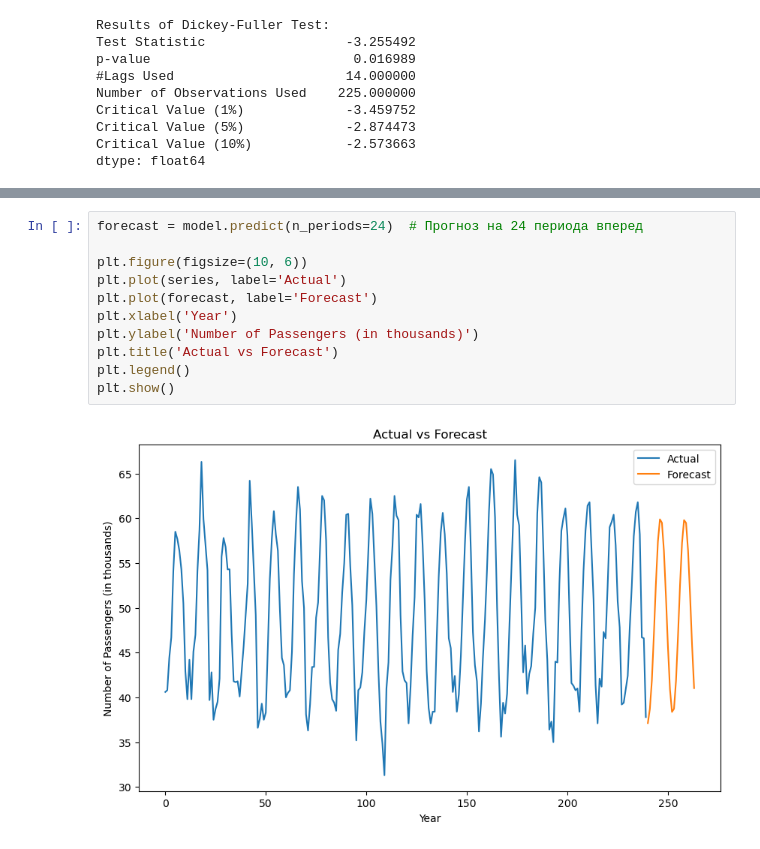
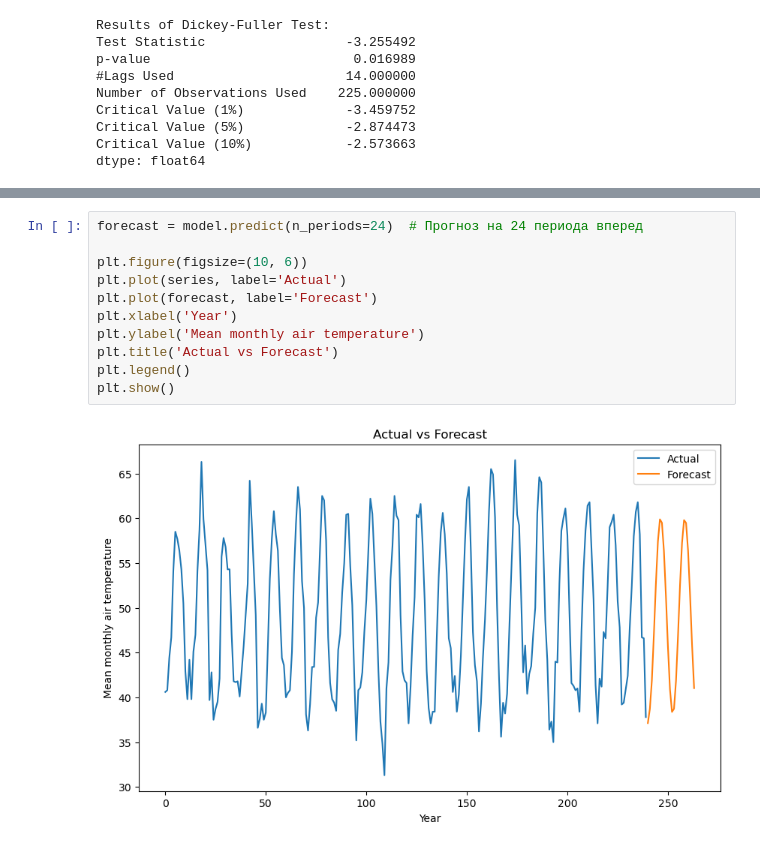
Before and after one commit to maxfil333/TSML_homeworks, a Jupyter notebook: TSML_homework_3.ipynb, the cells around one changed output, grey strips where cells are left out. Drawn from its saved outputs; the diff is of its cells as text.

```diff
--- a/TSML_homework_3.ipynb
+++ b/TSML_homework_3.ipynb
@@ -96,13 +96,13 @@ Total fit time: 3.220 seconds
 # %%
 forecast = model.predict(n_periods=24)  # Прогноз на 24 периода вперед
 
 plt.figure(figsize=(10, 6))
 plt.plot(series, label='Actual')
 plt.plot(forecast, label='Forecast')
 plt.xlabel('Year')
-plt.ylabel('Number of Passengers (in thousands)')
+plt.ylabel('Mean monthly air temperature')
 plt.title('Actual vs Forecast')
 plt.legend()
 plt.show()
 # %% [output]
-[figure, old version]
+[figure, new version]
```
Also changed, not shown: parts of 1 cell of this notebook.
